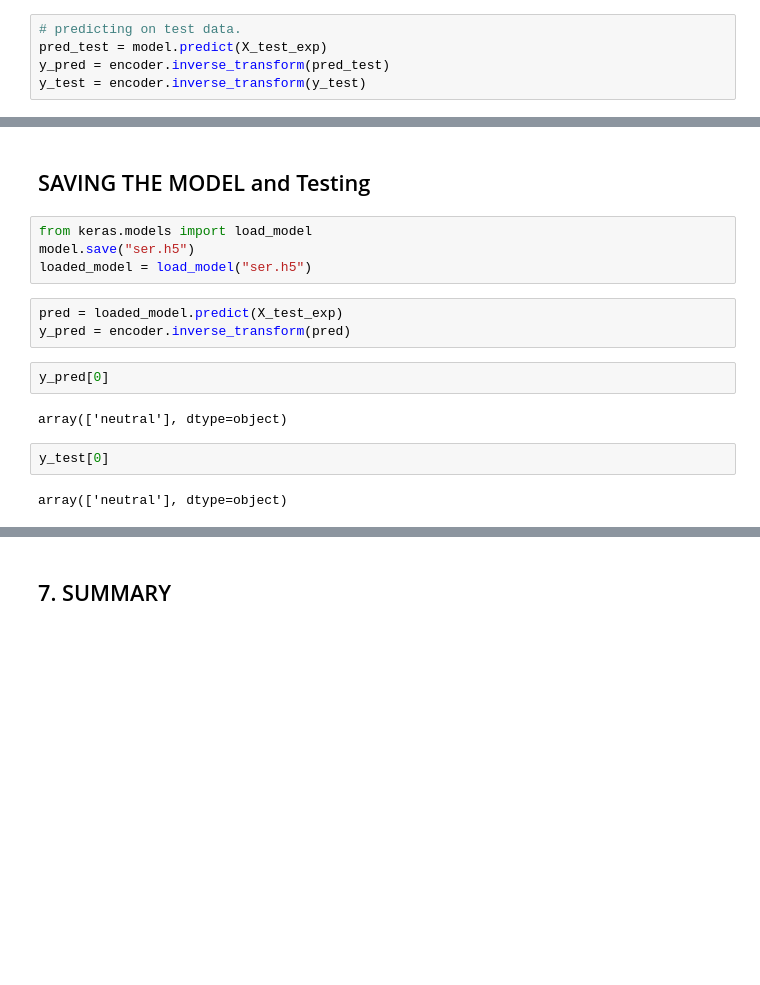
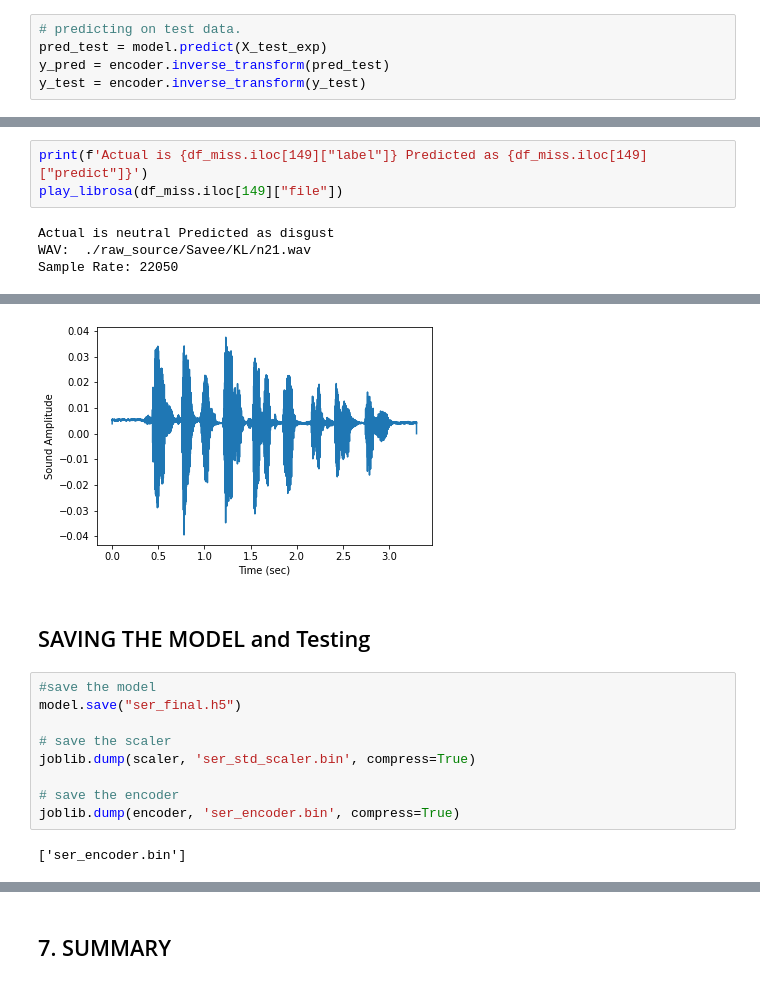
Before and after one commit to rebellon-carina/Capstone---Speech-Emotion-Recognition, a Jupyter notebook: 03-A SER_DeepLearning-v2.ipynb, the cells around one changed output, grey strips where cells are left out. Cells and saved outputs as stored; diff of their text form; blank space fills up the shorter version.

```diff
--- a/03-A SER_DeepLearning-v2.ipynb
+++ b/03-A SER_DeepLearning-v2.ipynb
@@ -254,0 +324,7 @@ weighted avg       0.87      0.86      0.86      1132
+# %%
+print(f'Actual is {df_miss.iloc[149]["label"]} Predicted as {df_miss.iloc[149]["predict"]}')
+play_librosa(df_miss.iloc[149]["file"])
+# %% [output]
+Actual is neutral Predicted as disgust
+WAV:  ./raw_source/Savee/KL/n21.wav
+Sample Rate: 22050
@@ -255,17 +332,14 @@ weighted avg       0.87      0.86      0.86      1132
+[figure, added]
 # %% [markdown]
 ## SAVING THE MODEL and Testing
 # %%
-from keras.models import load_model
-model.save("ser.h5")
-loaded_model = load_model("ser.h5")
+#save the model
+model.save("ser_final.h5")
+
+# save the scaler
+joblib.dump(scaler, 'ser_std_scaler.bin', compress=True)
+
+# save the encoder
+joblib.dump(encoder, 'ser_encoder.bin', compress=True)
+# %% [output]
+['ser_encoder.bin']
-# %%
-pred = loaded_model.predict(X_test_exp)
-y_pred = encoder.inverse_transform(pred)
-# %%
-y_pred[0]
-# %% [output]
-array(['neutral'], dtype=object)
-# %%
-y_test[0]
-# %% [output]
-array(['neutral'], dtype=object)
```
Also changed, not shown: parts of 28 cells of this notebook, 16 other files.
